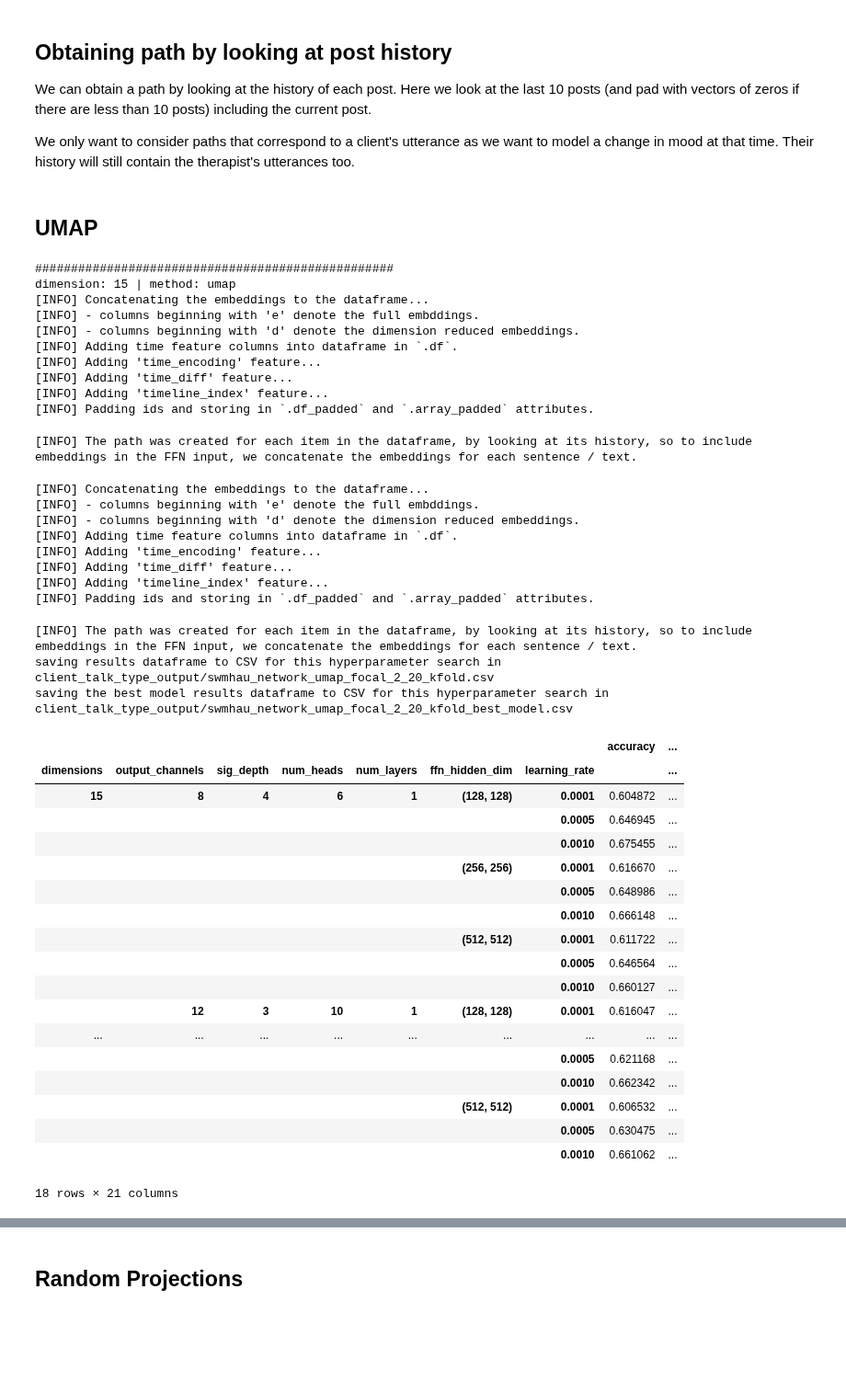
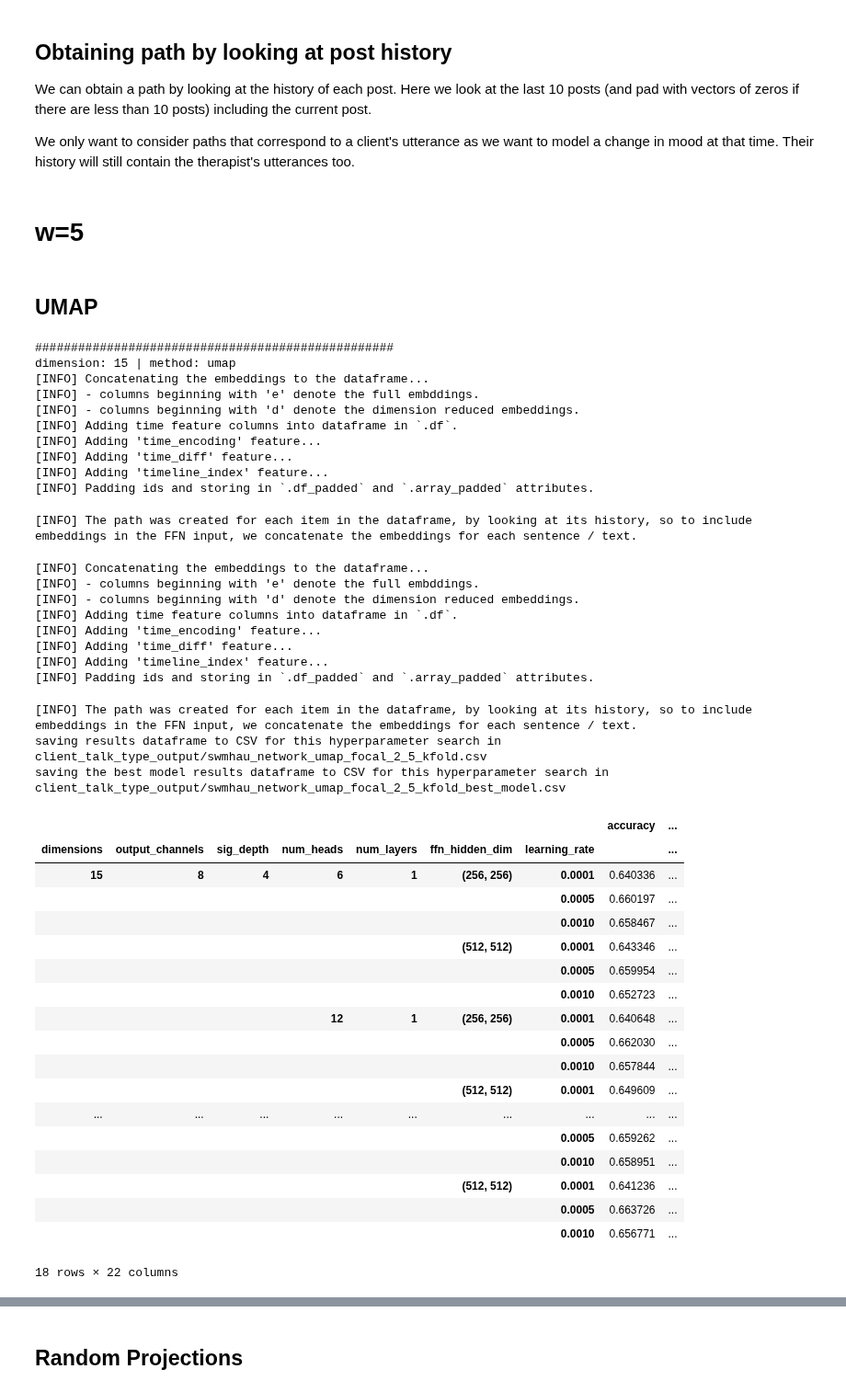
Before and after one commit to ttseriotou/sig-networks, a Jupyter notebook: notebooks/AnnoMI/client_talk_type_prediction/anno_mi-client-swmhau.ipynb, the cells around one changed output, grey strips where cells are left out. Shown at 92% size. Saved outputs shown, nothing was run; the diff lists cells and outputs as text; code cells hidden in the pictures; blank space fills up the shorter version.

```diff
--- a/notebooks/AnnoMI/client_talk_type_prediction/anno_mi-client-swmhau.ipynb
+++ b/notebooks/AnnoMI/client_talk_type_prediction/anno_mi-client-swmhau.ipynb
@@ -43,14 +51,15 @@ We only want to consider paths that correspond to a client's utterance as we wan
 # %%
 features = ["timeline_index", "speaker"]
 standardise_method = [None, None]
-include_features_in_path = False
+include_features_in_path = True
+include_features_in_input = False
 # %%
 num_epochs = 100
 dimensions = [15] # [50, 15]
 # define swmhau parameters: (output_channels, sig_depth, num_heads)
-swmhau_parameters = [(12, 3, 10), (8, 4, 6)]#, (8, 4, 12)]
+swmhau_parameters = [(12, 3, 10), (8, 4, 6), (8, 4, 12)]
 num_layers = [1]
-ffn_hidden_dim_sizes = [[128,128],[256,256],[512,512]]
+ffn_hidden_dim_sizes = [[256,256],[512,512]]
 dropout_rates = [0.1, 0.2]
 learning_rates = [1e-3, 1e-4, 5e-4]
 seeds = [1, 12, 123]
@@ -58,11 +67,14 @@ loss = "focal"
 gamma = 2
 validation_metric = "f1"
 patience = 5
+# %% [markdown]
+# w=5
+# %%
+size = 5
 # %% [markdown]
 ## UMAP
 # %%
-size = 20
-swmhau_network_umap_kfold_20, best_swmhau_network_umap_kfold_20, _, __ = swmhau_network_hyperparameter_search(
+swmhau_network_umap_kfold_5, best_swmhau_network_umap_kfold_5, _, __ = swmhau_network_hyperparameter_search(
     num_epochs=num_epochs,
     df=anno_mi,
     id_column="transcript_id",
@@ -82,9 +94,11 @@ swmhau_network_umap_kfold_20, best_swmhau_network_umap_kfold_20, _, __ = swmhau_
     seeds=seeds,
     loss=loss,
     gamma=gamma,
+    device=device,
     features=features,
     standardise_method=standardise_method,
     include_features_in_path=include_features_in_path,
+    include_features_in_input=include_features_in_input,
     path_indices=client_index,
     k_fold=True,
     patience=patience,
@@ -113,36 +127,36 @@ dimension: 15 | method: umap
 [INFO] Adding 'timeline_index' feature...
 [INFO] Padding ids and storing in `.df_padded` and `.array_padded` attributes.
 [INFO] The path was created for each item in the dataframe, by looking at its history, so to include embeddings in the FFN input, we concatenate the embeddings for each sentence / text.
-saving results dataframe to CSV for this hyperparameter search in client_talk_type_output/swmhau_network_umap_focal_2_20_kfold.csv
-saving the best model results dataframe to CSV for this hyperparameter search in client_talk_type_output/swmhau_network_umap_focal_2_20_kfold_best_model.csv
+saving results dataframe to CSV for this hyperparameter search in client_talk_type_output/swmhau_network_umap_focal_2_5_kfold.csv
+saving the best model results dataframe to CSV for this hyperparameter search in client_talk_type_output/swmhau_network_umap_focal_2_5_kfold_best_model.csv
 # %%
-swmhau_network_umap_kfold_20.groupby([
+swmhau_network_umap_kfold_5.groupby([
     "dimensions",
     "output_channels",
     "sig_depth",
     "num_heads",
     "num_layers",
     "ffn_hidden_dim",
     "learning_rate"
 ]).mean()
 # %% [output]
 |  |  |  |  |  |  |  | accuracy | ... |
 | dimensions | output_channels | sig_depth | num_heads | num_layers | ffn_hidden_dim | learning_rate |  | ... |
-| 15 | 8 | 4 | 6 | 1 | (128, 128) | 0.0001 | 0.604872 | ... |
-|  |  |  |  |  |  | 0.0005 | 0.646945 | ... |
-|  |  |  |  |  |  | 0.0010 | 0.675455 | ... |
-|  |  |  |  |  | (256, 256) | 0.0001 | 0.616670 | ... |
-|  |  |  |  |  |  | 0.0005 | 0.648986 | ... |
-|  |  |  |  |  |  | 0.0010 | 0.666148 | ... |
-|  |  |  |  |  | (512, 512) | 0.0001 | 0.611722 | ... |
-|  |  |  |  |  |  | 0.0005 | 0.646564 | ... |
-|  |  |  |  |  |  | 0.0010 | 0.660127 | ... |
-|  | 12 | 3 | 10 | 1 | (128, 128) | 0.0001 | 0.616047 | ... |
+| 15 | 8 | 4 | 6 | 1 | (256, 256) | 0.0001 | 0.640336 | ... |
+|  |  |  |  |  |  | 0.0005 | 0.660197 | ... |
+|  |  |  |  |  |  | 0.0010 | 0.658467 | ... |
+|  |  |  |  |  | (512, 512) | 0.0001 | 0.643346 | ... |
+|  |  |  |  |  |  | 0.0005 | 0.659954 | ... |
+|  |  |  |  |  |  | 0.0010 | 0.652723 | ... |
+|  |  |  | 12 | 1 | (256, 256) | 0.0001 | 0.640648 | ... |
+|  |  |  |  |  |  | 0.0005 | 0.662030 | ... |
+|  |  |  |  |  |  | 0.0010 | 0.657844 | ... |
+|  |  |  |  |  | (512, 512) | 0.0001 | 0.649609 | ... |
 | ... | ... | ... | ... | ... | ... | ... | ... | ... |
-|  |  |  |  |  |  | 0.0005 | 0.621168 | ... |
-|  |  |  |  |  |  | 0.0010 | 0.662342 | ... |
-|  |  |  |  |  | (512, 512) | 0.0001 | 0.606532 | ... |
-|  |  |  |  |  |  | 0.0005 | 0.630475 | ... |
-|  |  |  |  |  |  | 0.0010 | 0.661062 | ... |
+|  |  |  |  |  |  | 0.0005 | 0.659262 | ... |
+|  |  |  |  |  |  | 0.0010 | 0.658951 | ... |
+|  |  |  |  |  | (512, 512) | 0.0001 | 0.641236 | ... |
+|  |  |  |  |  |  | 0.0005 | 0.663726 | ... |
+|  |  |  |  |  |  | 0.0010 | 0.656771 | ... |
-18 rows × 21 columns
+18 rows × 22 columns
 # %%
```
Also changed, not shown: parts of 83 cells of this notebook, 48 other files.
